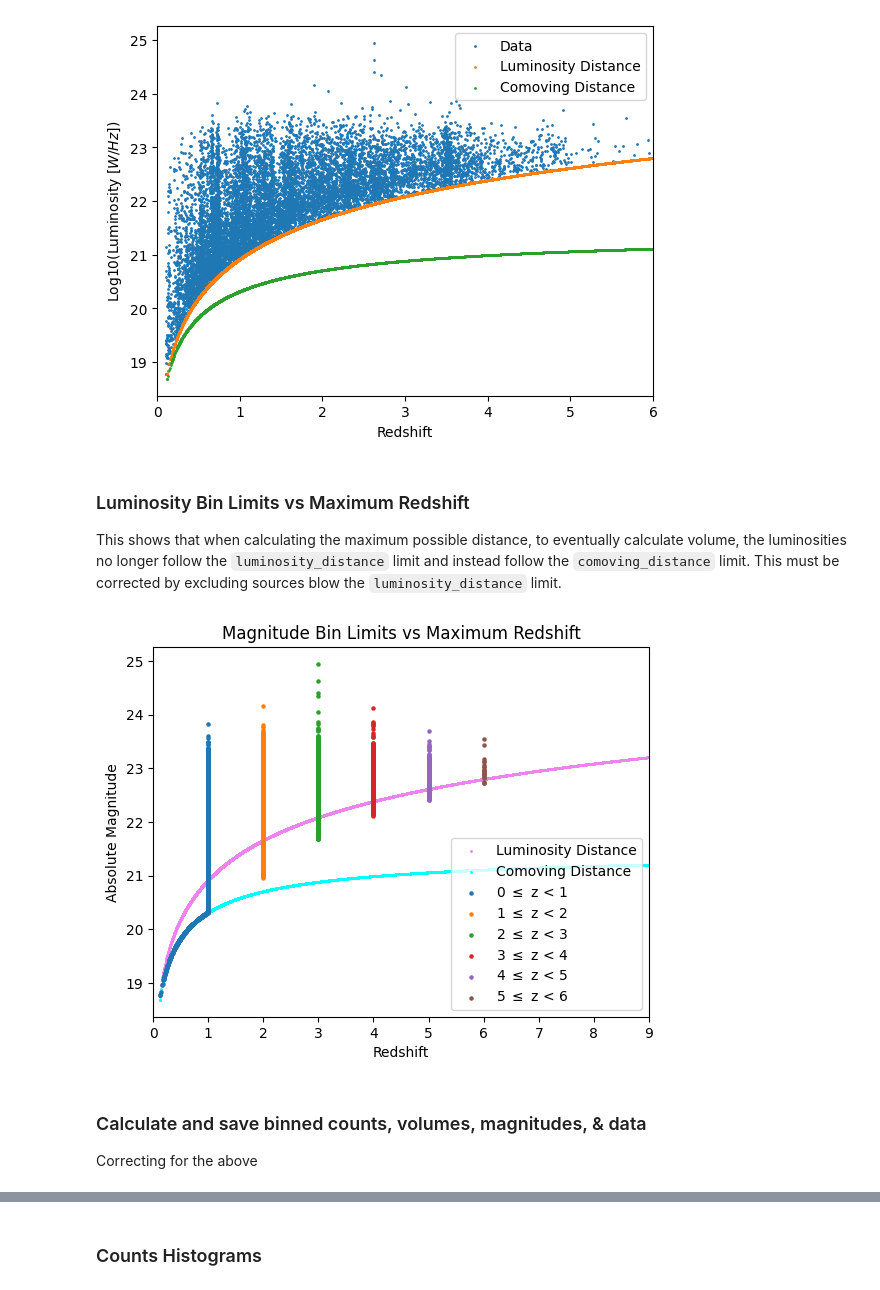
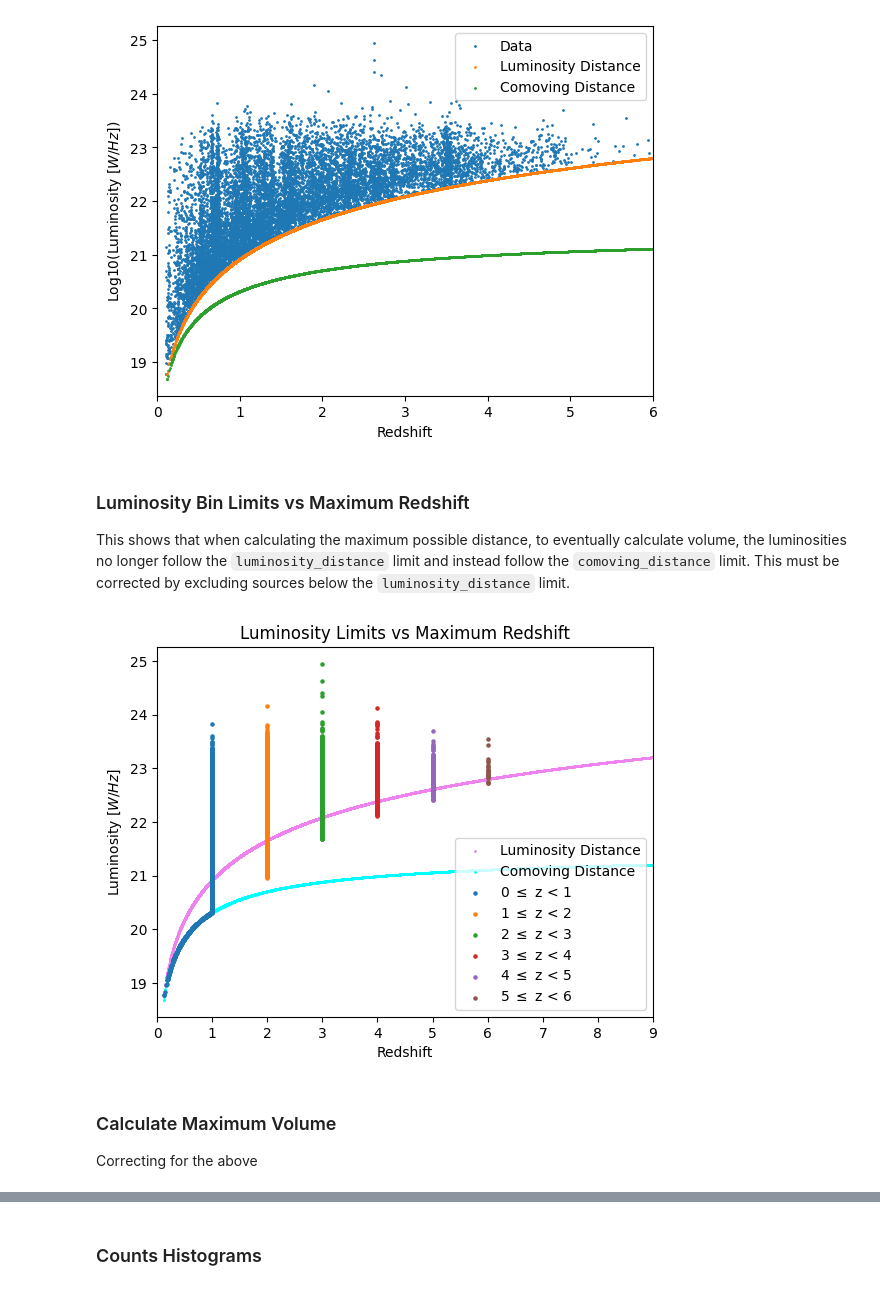
Before and after one commit to daniel-lyon/MPhil-Code, a Jupyter notebook: LUMFUNCS/vmax_luminosity.ipynb, the cells around one changed output, grey strips where cells are left out. Drawn from its saved outputs; the diff is of its cells as text; code cells hidden in the pictures.

```diff
--- a/LUMFUNCS/vmax_luminosity.ipynb
+++ b/LUMFUNCS/vmax_luminosity.ipynb
@@ -15,12 +15,11 @@ df = pd.DataFrame(data)
 df = df[df['Use'] == 1] # 13,299
 df = df[df['FKs'] > 0] # 12,676
 
-n_lum_bins = 30 # number of luminosity bins
 mag_lim = 25.9 # apparent magnitude limit (same as AB magnitude limit)
 redshift_bins = [(0, 1), (1, 2), (2, 3), (3, 4), (4, 5), (5, 6)] # redshift bins
 survey_area = 0.03556 # survey area in square degrees
 min_count = 10 # minimum number of galaxies in a bin
-all_mag_bins = [30, 25, 25, 20, 15, 10] # number of absolute magnitude bins in each redshift bin
+all_lum_bins = [30, 25, 25, 20, 15, 10] # number of luminosity bins in each redshift bin
 cosmo = FlatLambdaCDM(H0=70, Om0=0.3)
 # %% [markdown]
 ### Luminosity Distributions
@@ -92,45 +91,45 @@ plt.show()
 # %% [markdown]
 ### Luminosity Bin Limits vs Maximum Redshift
 
-This shows that when calculating the maximum possible distance, to eventually calculate volume, the luminosities no longer follow the `luminosity_distance` limit and instead follow the `comoving_distance` limit. This must be corrected by excluding sources blow the `luminosity_distance` limit.
+This shows that when calculating the maximum possible distance, to eventually calculate volume, the luminosities no longer follow the `luminosity_distance` limit and instead follow the `comoving_distance` limit. This must be corrected by excluding sources below the `luminosity_distance` limit.
 # %%
 plt.scatter(z_lim, np.log10(luminosity), s=1, label='Luminosity Distance', color='violet')
 plt.scatter(z_lim_cm, np.log10(luminosity_cm), s=1, label='Comoving Distance', color='cyan')
-for (z_min, z_max), n_lum_bins in zip(redshift_bins, all_mag_bins):
+for (z_min, z_max), n_lum_bins in zip(redshift_bins, all_lum_bins):
     mask = (z >= z_min) & (z < z_max)
 
     lum_bin = np.log10(luminosity)[mask]
 
     # Find the maximum distance for the redshift bin
     dmin = cosmo.comoving_distance(z_min).value # Mpc
     dmax = cosmo.comoving_distance(z_max).value # Mpc
 
     # Find the maximum distance for each source
     dmaxs = np.sqrt(luminosity[mask] / (4*np.pi*f_lim)) # meters
     dmaxs *= 3.241 * 10 ** -23 # meters -> Mpc
 
     # Only use luminosity bins that are possible in the redshift range
     d_mask = dmaxs >= dmin
     dmaxs = dmaxs[d_mask]
     lum_bin = lum_bin[d_mask]
 
     # Limit the distance to the maximum distance
     dmaxs[dmaxs > dmax] = dmax
 
     # Find the redshift at the maximum distance
     z_lims = z_at_value(cosmo.comoving_distance, dmaxs * u.Mpc)
     plt.scatter(z_lims, lum_bin, s=5, label=f'{z_min} $\leq$ z < {z_max}')
 
-plt.title('Magnitude Bin Limits vs Maximum Redshift')
+plt.title('Luminosity Limits vs Maximum Redshift')
 plt.xlabel('Redshift')
-plt.ylabel('Absolute Magnitude')
+plt.ylabel('Luminosity [$W/Hz$]')
 plt.legend(loc='lower right')
 plt.xlim(redshift_bins[0][0], redshift_bins[-1][1]+3)
 plt.show()
 # %% [output]
-[figure, old version]
+[figure, new version]
 # %% [markdown]
-### Calculate and save binned counts, volumes, magnitudes, & data
+### Calculate Maximum Volume
 
 Correcting for the above
 # %%
```
Also changed, not shown: parts of 7 cells of this notebook, 2 other files.
